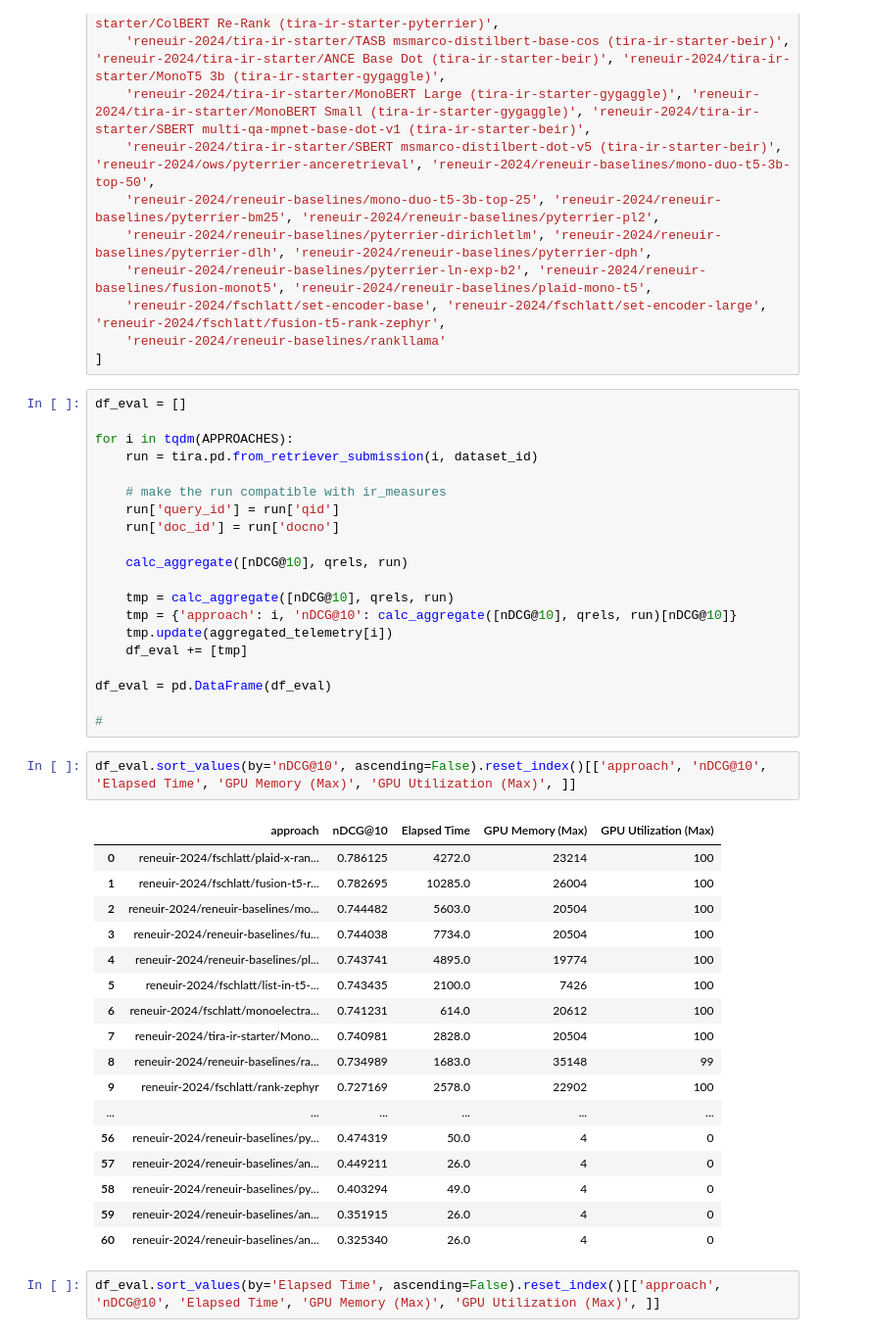
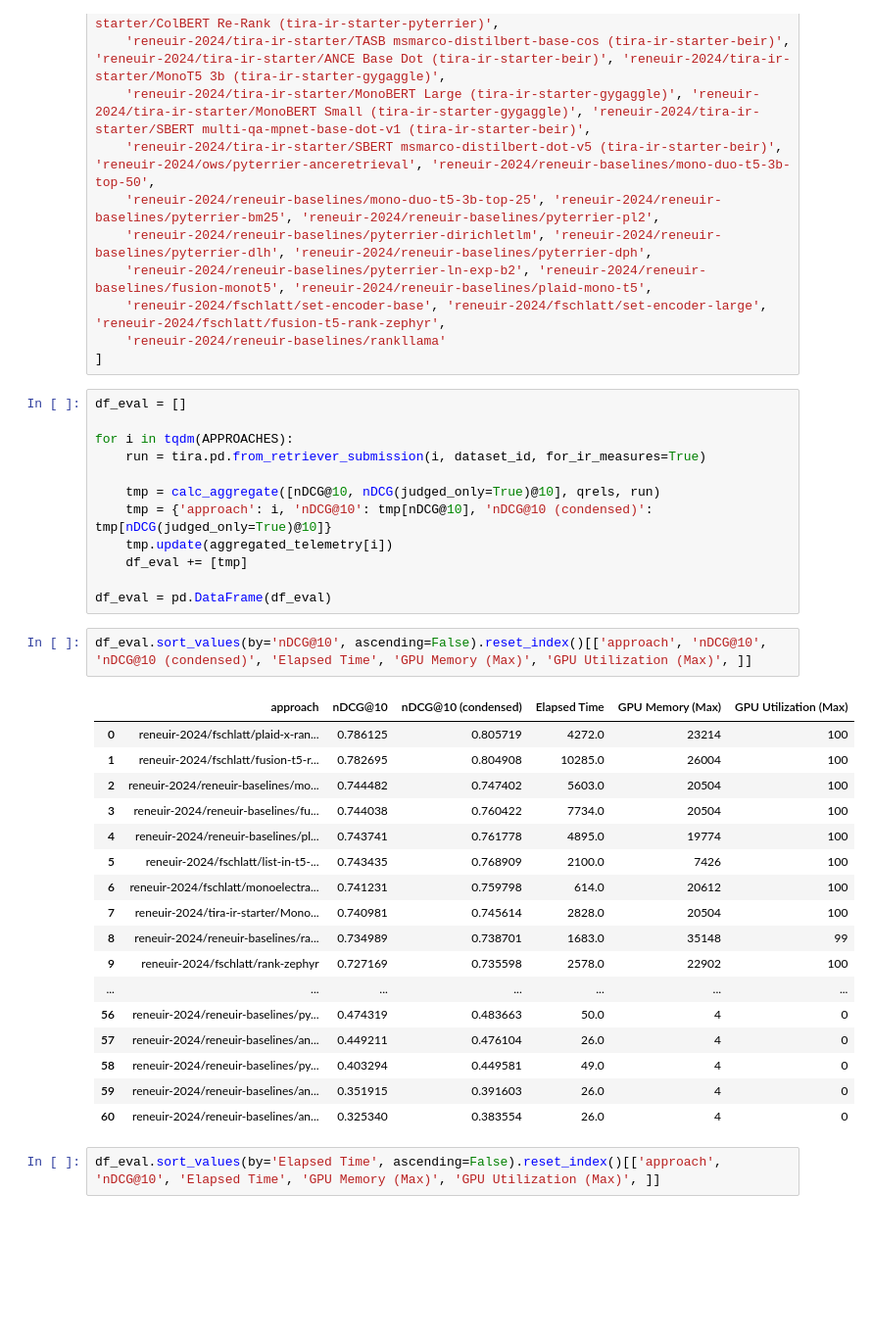
Before and after one commit to reneuir/reneuir-code, a Jupyter notebook: sigir24/post-hoc-notebooks/analysis-in-progress.ipynb, the cells around one changed output. Shown at 98% size. Cells and saved outputs as stored; diff of their text form; blank space fills up the shorter version.

```diff
--- a/sigir24/post-hoc-notebooks/analysis-in-progress.ipynb
+++ b/sigir24/post-hoc-notebooks/analysis-in-progress.ipynb
@@ -67,42 +66,34 @@ APPROACHES = [
 df_eval = []
 
 for i in tqdm(APPROACHES):
-    run = tira.pd.from_retriever_submission(i, dataset_id)
+    run = tira.pd.from_retriever_submission(i, dataset_id, for_ir_measures=True)
 
-    # make the run compatible with ir_measures
-    run['query_id'] = run['qid']
-    run['doc_id'] = run['docno']
-
-    calc_aggregate([nDCG@10], qrels, run)
-
-    tmp = calc_aggregate([nDCG@10], qrels, run)
-    tmp = {'approach': i, 'nDCG@10': calc_aggregate([nDCG@10], qrels, run)[nDCG@10]}
+    tmp = calc_aggregate([nDCG@10, nDCG(judged_only=True)@10], qrels, run)
+    tmp = {'approach': i, 'nDCG@10': tmp[nDCG@10], 'nDCG@10 (condensed)': tmp[nDCG(judged_only=True)@10]}
     tmp.update(aggregated_telemetry[i])
     df_eval += [tmp]
 
 df_eval = pd.DataFrame(df_eval)
-
-#
-# %%
-df_eval.sort_values(by='nDCG@10', ascending=False).reset_index()[['approach', 'nDCG@10', 'Elapsed Time', 'GPU Memory (Max)', 'GPU Utilization (Max)', ]]
-# %% [output]
-|  | approach | nDCG@10 | Elapsed Time | GPU Memory (Max) | GPU Utilization (Max) |
-| 0 | reneuir-2024/fschlatt/plaid-x-ran... | 0.786125 | 4272.0 | 23214 | 100 |
-| 1 | reneuir-2024/fschlatt/fusion-t5-r... | 0.782695 | 10285.0 | 26004 | 100 |
-| 2 | reneuir-2024/reneuir-baselines/mo... | 0.744482 | 5603.0 | 20504 | 100 |
-| 3 | reneuir-2024/reneuir-baselines/fu... | 0.744038 | 7734.0 | 20504 | 100 |
-| 4 | reneuir-2024/reneuir-baselines/pl... | 0.743741 | 4895.0 | 19774 | 100 |
-| 5 | reneuir-2024/fschlatt/list-in-t5-... | 0.743435 | 2100.0 | 7426 | 100 |
-| 6 | reneuir-2024/fschlatt/monoelectra... | 0.741231 | 614.0 | 20612 | 100 |
-| 7 | reneuir-2024/tira-ir-starter/Mono... | 0.740981 | 2828.0 | 20504 | 100 |
-| 8 | reneuir-2024/reneuir-baselines/ra... | 0.734989 | 1683.0 | 35148 | 99 |
-| 9 | reneuir-2024/fschlatt/rank-zephyr | 0.727169 | 2578.0 | 22902 | 100 |
-| ... | ... | ... | ... | ... | ... |
-| 56 | reneuir-2024/reneuir-baselines/py... | 0.474319 | 50.0 | 4 | 0 |
-| 57 | reneuir-2024/reneuir-baselines/an... | 0.449211 | 26.0 | 4 | 0 |
-| 58 | reneuir-2024/reneuir-baselines/py... | 0.403294 | 49.0 | 4 | 0 |
-| 59 | reneuir-2024/reneuir-baselines/an... | 0.351915 | 26.0 | 4 | 0 |
-| 60 | reneuir-2024/reneuir-baselines/an... | 0.325340 | 26.0 | 4 | 0 |
+# %%
+df_eval.sort_values(by='nDCG@10', ascending=False).reset_index()[['approach', 'nDCG@10',  'nDCG@10 (condensed)', 'Elapsed Time', 'GPU Memory (Max)', 'GPU Utilization (Max)', ]]
+# %% [output]
+|  | approach | nDCG@10 | nDCG@10 (condensed) | Elapsed Time | GPU Memory (Max) | GPU Utilization (Max) |
+| 0 | reneuir-2024/fschlatt/plaid-x-ran... | 0.786125 | 0.805719 | 4272.0 | 23214 | 100 |
+| 1 | reneuir-2024/fschlatt/fusion-t5-r... | 0.782695 | 0.804908 | 10285.0 | 26004 | 100 |
+| 2 | reneuir-2024/reneuir-baselines/mo... | 0.744482 | 0.747402 | 5603.0 | 20504 | 100 |
+| 3 | reneuir-2024/reneuir-baselines/fu... | 0.744038 | 0.760422 | 7734.0 | 20504 | 100 |
+| 4 | reneuir-2024/reneuir-baselines/pl... | 0.743741 | 0.761778 | 4895.0 | 19774 | 100 |
+| 5 | reneuir-2024/fschlatt/list-in-t5-... | 0.743435 | 0.768909 | 2100.0 | 7426 | 100 |
+| 6 | reneuir-2024/fschlatt/monoelectra... | 0.741231 | 0.759798 | 614.0 | 20612 | 100 |
+| 7 | reneuir-2024/tira-ir-starter/Mono... | 0.740981 | 0.745614 | 2828.0 | 20504 | 100 |
+| 8 | reneuir-2024/reneuir-baselines/ra... | 0.734989 | 0.738701 | 1683.0 | 35148 | 99 |
+| 9 | reneuir-2024/fschlatt/rank-zephyr | 0.727169 | 0.735598 | 2578.0 | 22902 | 100 |
+| ... | ... | ... | ... | ... | ... | ... |
+| 56 | reneuir-2024/reneuir-baselines/py... | 0.474319 | 0.483663 | 50.0 | 4 | 0 |
+| 57 | reneuir-2024/reneuir-baselines/an... | 0.449211 | 0.476104 | 26.0 | 4 | 0 |
+| 58 | reneuir-2024/reneuir-baselines/py... | 0.403294 | 0.449581 | 49.0 | 4 | 0 |
+| 59 | reneuir-2024/reneuir-baselines/an... | 0.351915 | 0.391603 | 26.0 | 4 | 0 |
+| 60 | reneuir-2024/reneuir-baselines/an... | 0.325340 | 0.383554 | 26.0 | 4 | 0 |
 # %%
 df_eval.sort_values(by='Elapsed Time', ascending=False).reset_index()[['approach', 'nDCG@10', 'Elapsed Time', 'GPU Memory (Max)', 'GPU Utilization (Max)', ]]
 # %% [output]
```
Also changed, not shown: parts of 1 cell of this notebook, 1 other file.
